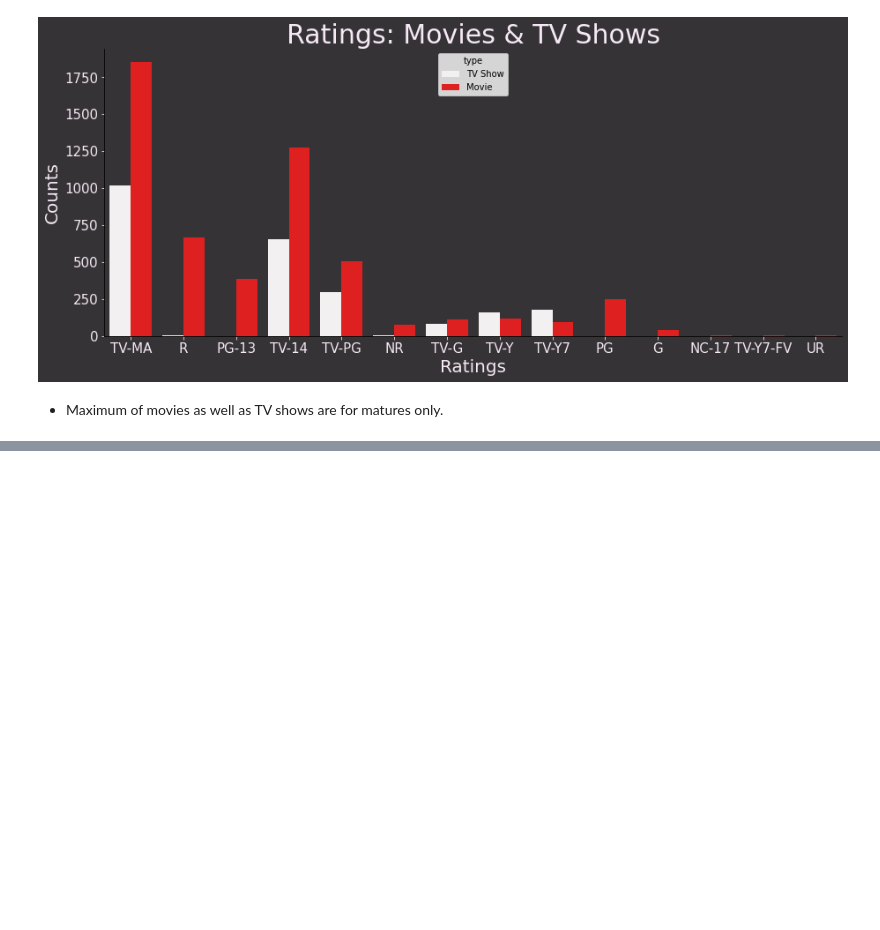
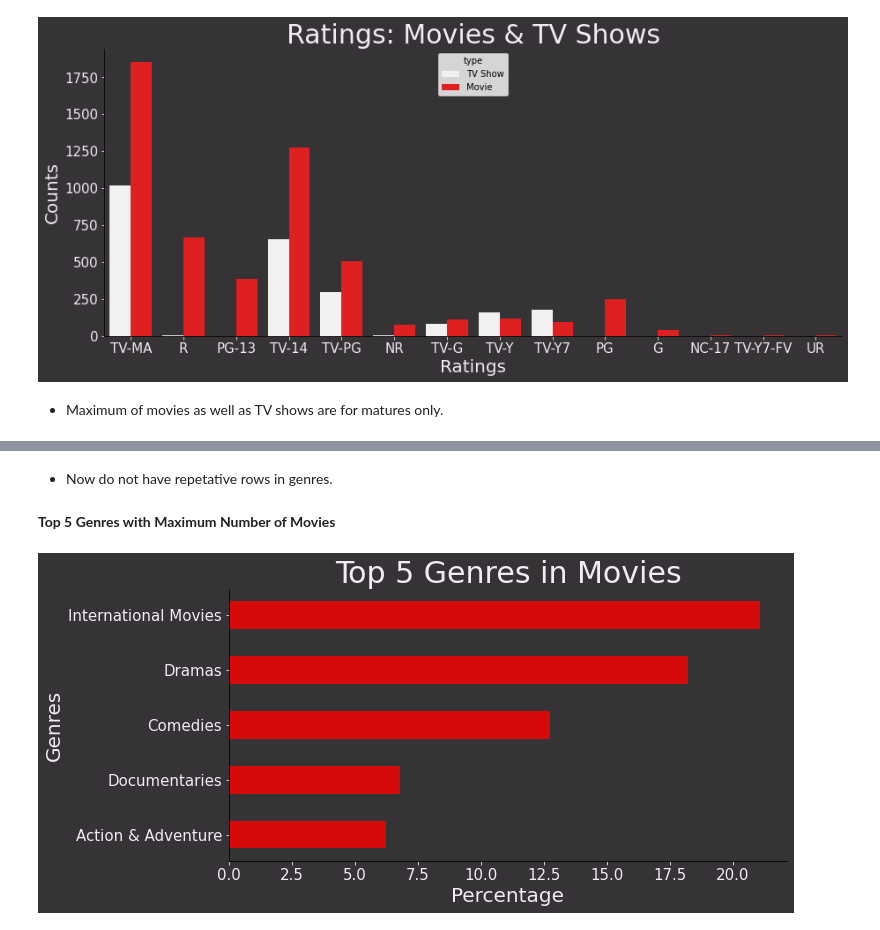
Before and after one commit to AkashK18/-NETFLIX-MOVIES-AND-TV-SHOWS-CLUSTERING, a Jupyter notebook: Netflix_&_TV_Shows.ipynb, the cells around one changed output, grey strips where cells are left out. Cells and saved outputs as stored; diff of their text form; code cells hidden in the pictures; blank space fills up the shorter version.

```diff
--- a/Netflix_&_TV_Shows.ipynb
+++ b/Netflix_&_TV_Shows.ipynb
@@ -447,0 +560,6 @@ ax.spines['left'].set_visible(True)
+# %%
+movie_genre_df.columns = ['genre', 'movie_count']
+TV_genre_df.columns = ['genre', 'tv_count']
+# %%
+movie_genre_df = movie_genre_df.sort_values(by= 'movie_count').reset_index(drop=True)
+TV_genre_df = TV_genre_df.sort_values(by= 'tv_count').reset_index(drop=True)
@@ -447,0 +617,8 @@ ax.spines['left'].set_visible(True)
+# %%
+# To remove spaces around the word
+movie_genre_df['genre'] = movie_genre_df['genre'].str.strip()
+TV_genre_df['genre'] = TV_genre_df['genre'].str.strip()
+# %%
+# Aggregating dataframe so as to get final counts of each genres
+movie_genre_df = pd.pivot_table(movie_genre_df, index=['genre'], values=['movie_count'], aggfunc='sum').reset_index().sort_values('movie_count')
+TV_genre_df = pd.pivot_table(TV_genre_df, index=['genre'], values=['tv_count'], aggfunc='sum').reset_index().sort_values('tv_count')
@@ -447,0 +668,21 @@ ax.spines['left'].set_visible(True)
+# %% [markdown]
+
+
+*   Now do not have repetative rows in genres.
+# %% [markdown]
+**Top 5 Genres with Maximum Number of Movies**
+# %%
+# bar plot showing top 5 genres in movies
+fig, ax = plt.subplots(figsize=(10,5), facecolor="#363336")
+ax.patch.set_facecolor('#363336')
+ax.barh(y=movie_genre_df['genre'][-5:], width = movie_genre_df['movie_count'][-5:]/movie_genre_df['movie_count'].sum()*100, height=0.5, color = 'red',alpha=0.8)
+ax.tick_params(axis='x', colors='#F5E9F5', labelsize=15)
+ax.tick_params(axis='y', colors='#F5E9F5', labelsize=15)
+ax.set_xlabel("Percentage", color='#F5E9F5', fontsize=20)
+ax.set_ylabel("Genres", color='#F5E9F5', fontsize=20)
+ax.set_title("Top 5 Genres in Movies", color='#F5E9F5', fontsize=30)
+ax.spines['right'].set_visible(False)
+ax.spines['top'].set_visible(False)
+ax.spines['left'].set_visible(True)
+# %% [output]
+[figure, added]
```
Also changed, not shown: parts of 34 cells of this notebook.
